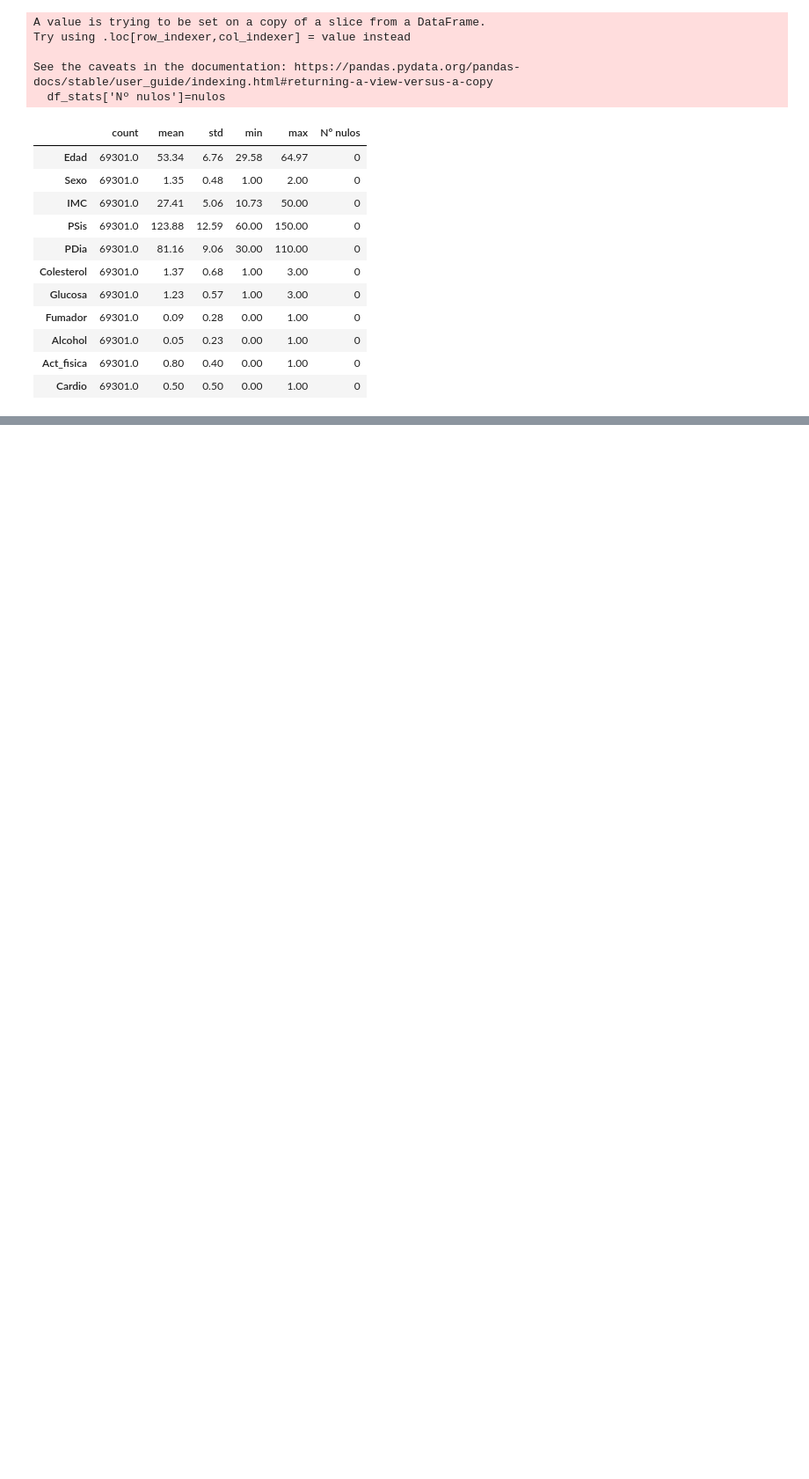
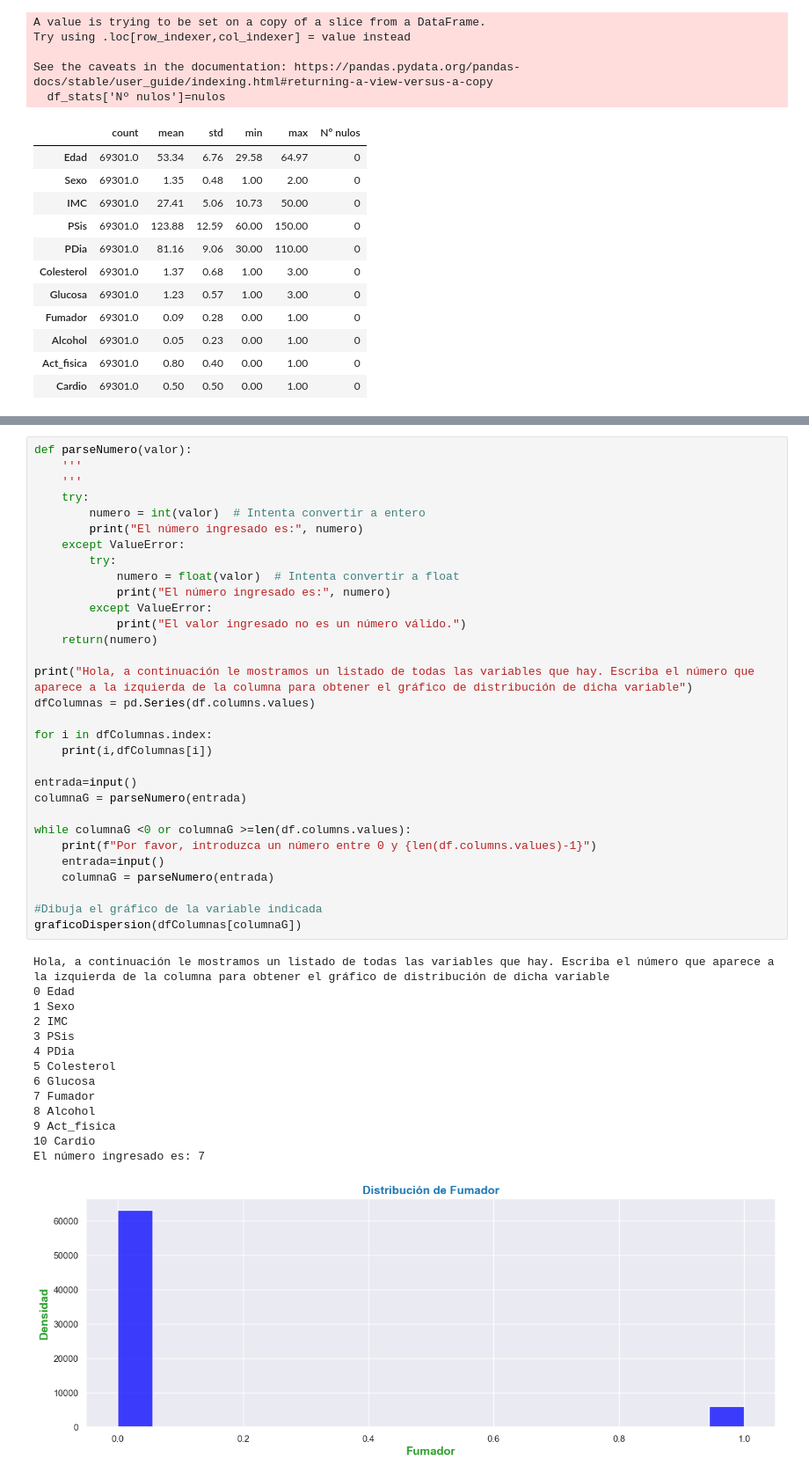
Before and after one commit to Robertoguisasola/Mineria, a Jupyter notebook: Entrega_Final.ipynb, the cells around one changed output, grey strips where cells are left out. Shown at 88% size. Saved outputs shown, nothing was run; the diff lists cells and outputs as text; blank space fills up the shorter version.

Commit message:
Dibujar gráfico de dispersión
Dibuja gráficos de dispersión de cualquier columna que le digas

```diff
--- a/Entrega_Final.ipynb
+++ b/Entrega_Final.ipynb
@@ -379,0 +378,46 @@ https://gist.github.com/mwaskom/de44147ed2974457ad6372750bbe5751
+# %%
+def parseNumero(valor):
+    '''
+    '''
+    try:
+        numero = int(valor)  # Intenta convertir a entero
+        print("El número ingresado es:", numero)
+    except ValueError:
+        try:
+            numero = float(valor)  # Intenta convertir a float
+            print("El número ingresado es:", numero)
+        except ValueError:
+            print("El valor ingresado no es un número válido.")
+    return(numero)
+
+print("Hola, a continuación le mostramos un listado de todas las variables que hay. Escriba el número que aparece a la izquierda de la columna para obtener el gráfico de distribución de dicha variable")
+dfColumnas = pd.Series(df.columns.values)
+
+for i in dfColumnas.index:
+    print(i,dfColumnas[i])
+
+entrada=input()
+columnaG = parseNumero(entrada)
+
+while columnaG <0 or columnaG >=len(df.columns.values):
+    print(f"Por favor, introduzca un número entre 0 y {len(df.columns.values)-1}")
+    entrada=input()
+    columnaG = parseNumero(entrada)
+
+#Dibuja el gráfico de la variable indicada
+graficoDispersion(dfColumnas[columnaG])
+# %% [output]
+Hola, a continuación le mostramos un listado de todas las variables que hay. Escriba el número que aparece a la izquierda de la columna para obtener el gráfico de distribución de dicha variable
+0 Edad
+1 Sexo
+2 IMC
+3 PSis
+4 PDia
+5 Colesterol
+6 Glucosa
+7 Fumador
+8 Alcohol
+9 Act_fisica
+10 Cardio
+El número ingresado es: 7
+[figure, added]
```
Also changed, not shown: parts of 5 cells of this notebook.
